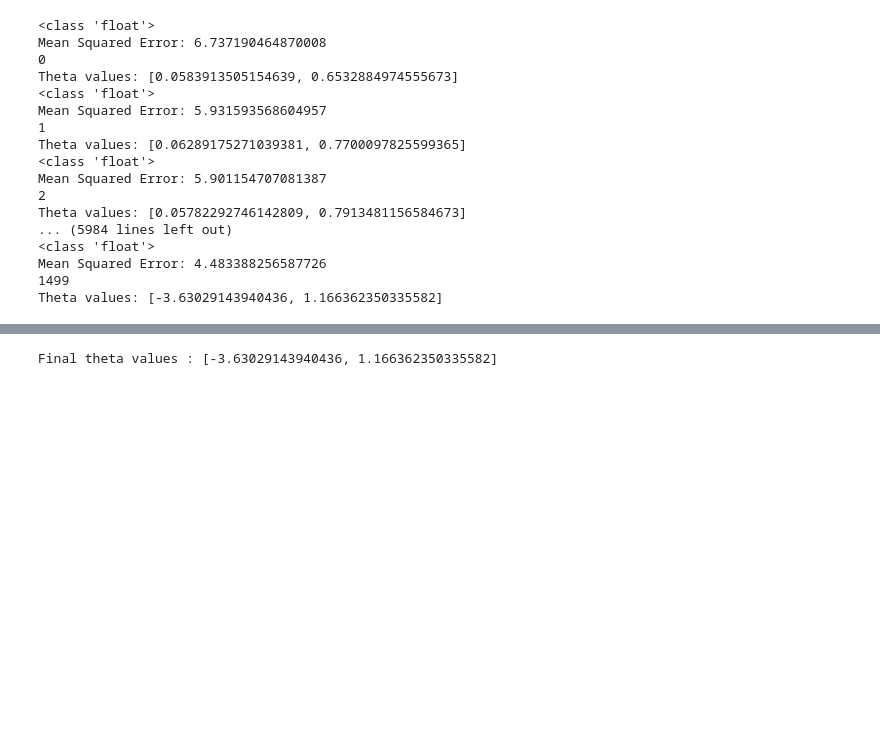
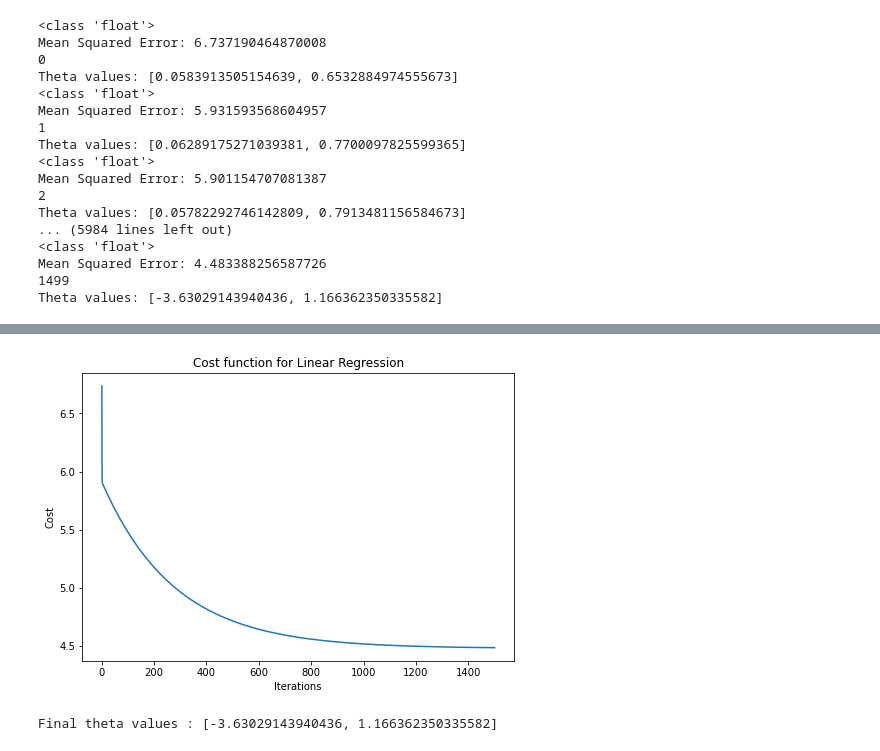
Before and after one commit to rohanv11/ML-Linear-Regression-Andrew-Ng-Week1, a Jupyter notebook: python/Linear Regression One Variable Ex1.ipynb, the cells around one changed output, grey strips where cells are left out. Saved outputs shown, nothing was run; the diff lists cells and outputs as text; code cells hidden in the pictures; blank space fills up the shorter version.

```diff
--- a/python/Linear Regression One Variable Ex1.ipynb
+++ b/python/Linear Regression One Variable Ex1.ipynb
@@ -131,3 +181,19 @@ len(J_history)
+# %%
+def plot_cost_function_OOWay(J_history):
+    x = np.linspace(1, 1500, 1500)
+
+    fig = plt.figure()
+
+    axes1 = fig.add_axes([1, 1, 1, 1])
+
+    axes1.plot(x, J_history)
+    axes1.set_xlabel("Iterations")
+    axes1.set_ylabel("Cost")
+    axes1.set_title("Cost function for Linear Regression")
+
+plot_cost_function_OOWay(J_history)
+# %% [output]
+[figure, added]
 # %%
 print("Final theta values :", theta)
 # %% [output]
```
Also changed, not shown: parts of 9 cells of this notebook.
